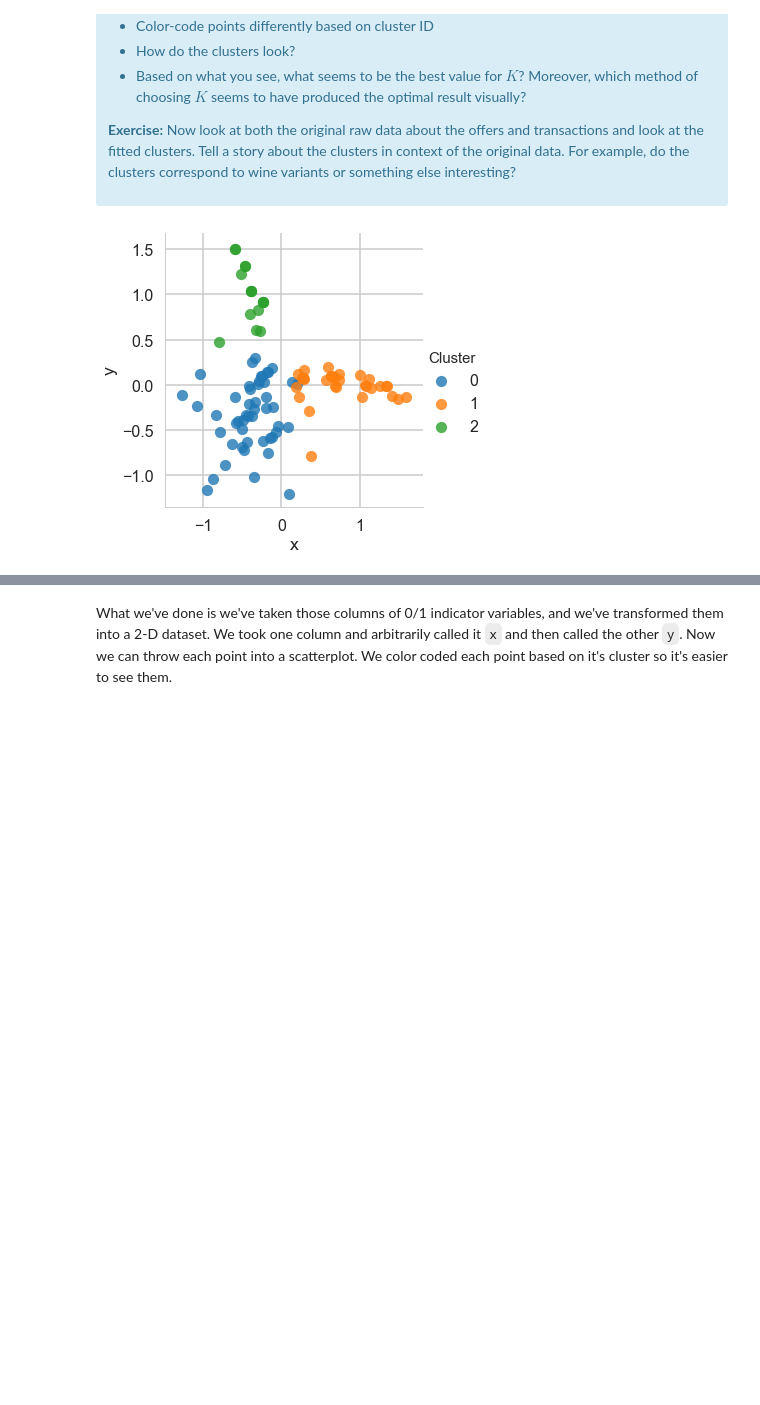
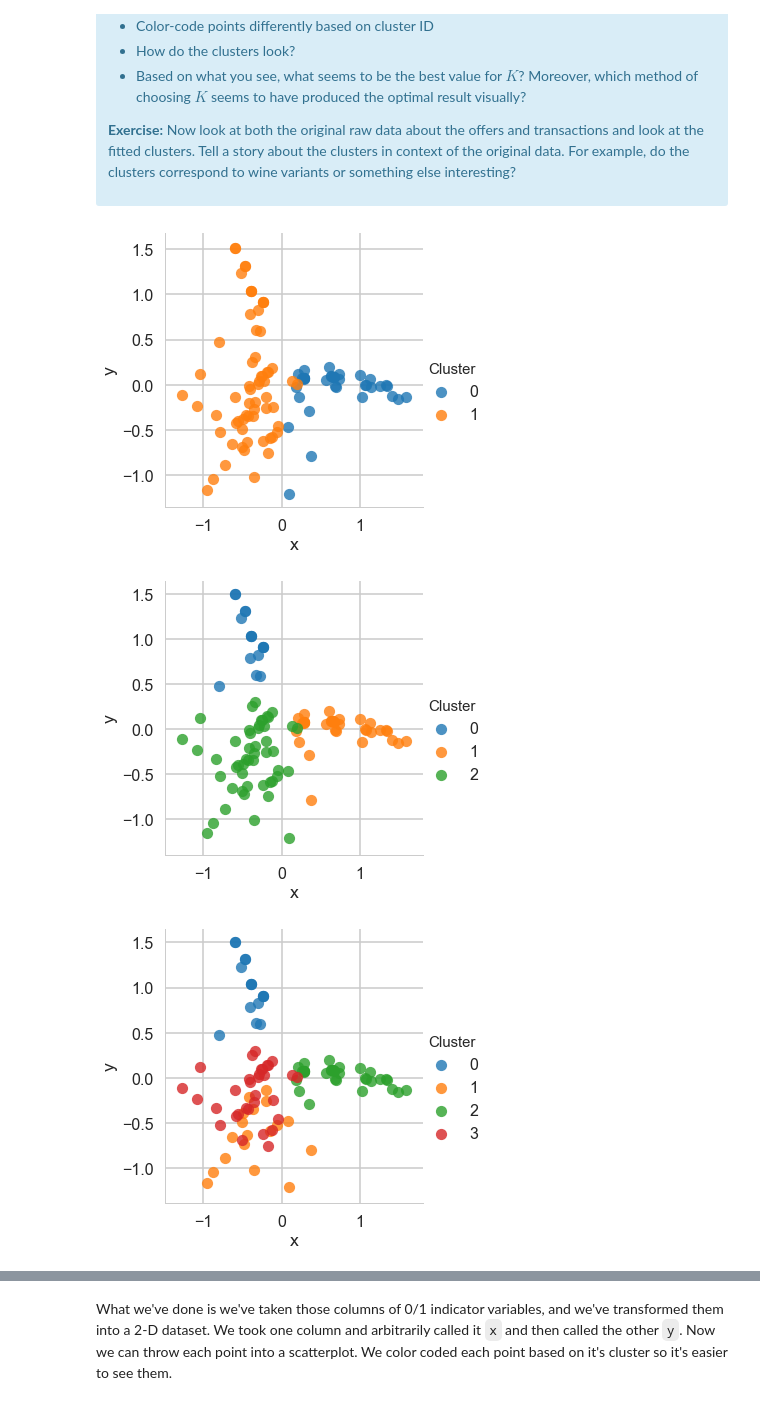
Before and after one commit to littlesiagoy/Springboard-Projects, a Jupyter notebook: Machine Learning Projects/11.5 #1 - Customer Segmentation Using Clustering/Mini_Project_Clustering.ipynb, the cells around one changed output, grey strips where cells are left out. Saved outputs shown, nothing was run; the diff lists cells and outputs as text; code cells hidden in the pictures; blank space fills up the shorter version.

```diff
--- a/Machine Learning Projects/11.5 #1 - Customer Segmentation Using Clustering/Mini_Project_Clustering.ipynb
+++ b/Machine Learning Projects/11.5 #1 - Customer Segmentation Using Clustering/Mini_Project_Clustering.ipynb
@@ -312,22 +312,24 @@ This is only one use of PCA for dimension reduction. We can also use PCA when we
 # %%
 #your turn
 from sklearn.decomposition import PCA
 
 # Create the PCA with # of components of 2.
 pca = PCA(n_components=2)
 
-for k in [3]:
+for k in range(2,10):
     # Create the cluster id for each row.
     df2 = pd.DataFrame()
     kmeans = KMeans(n_clusters=k)
     df2['Cluster'] = kmeans.fit_predict(x_cols)
     df2['Customer Name'] = df['customer_name']
 
     # Attach the pca components
     df2['x'] = pca.fit_transform(x_cols)[:, 0]
     df2['y'] = pca.fit_transform(x_cols)[:, 1]
 
     # Plot the data.
     sns.lmplot(x='x', y='y', hue='Cluster', data=df2, fit_reg=False)
 # %% [output]
-[figure, old version]
+[figure, new version]
+[figure, added]
+[figure, added]
```
Also changed, not shown: parts of 6 cells of this notebook, 9 other files.
